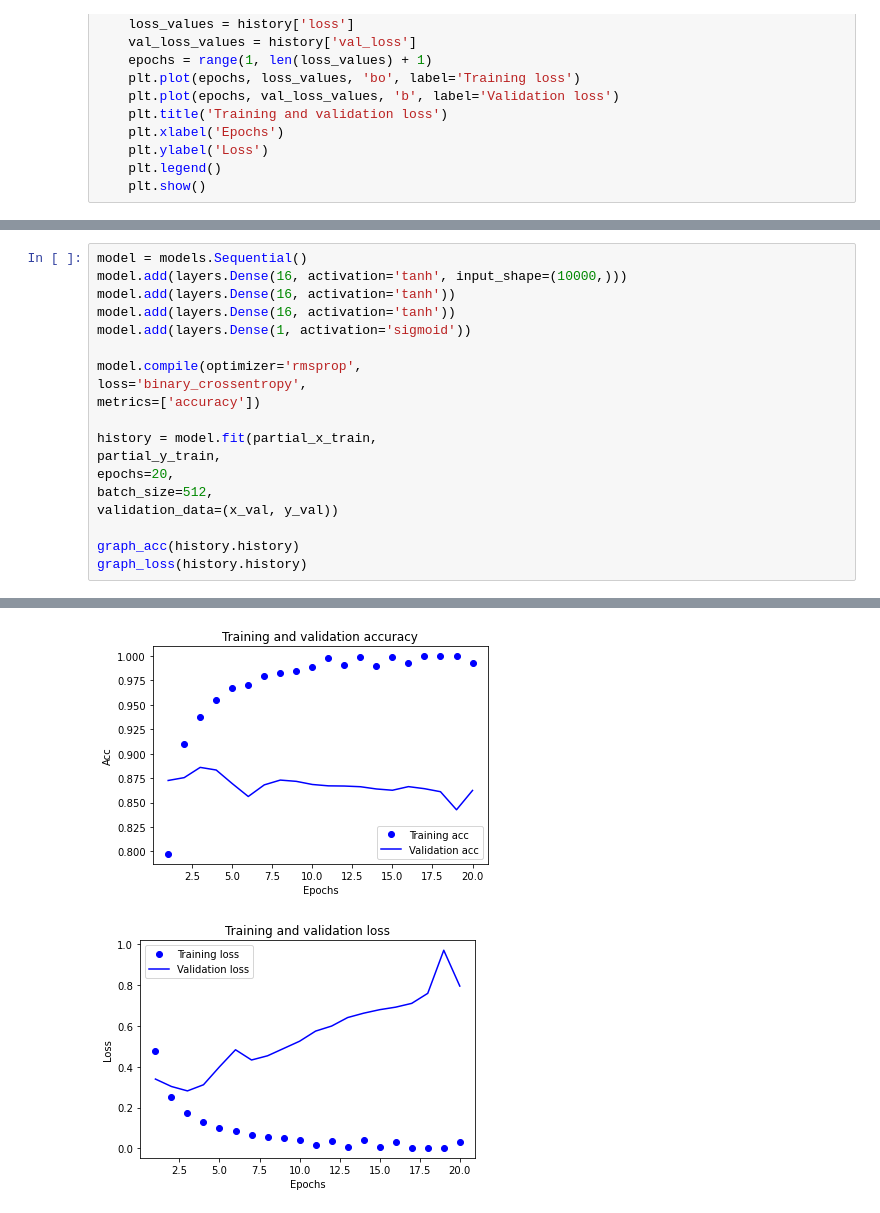
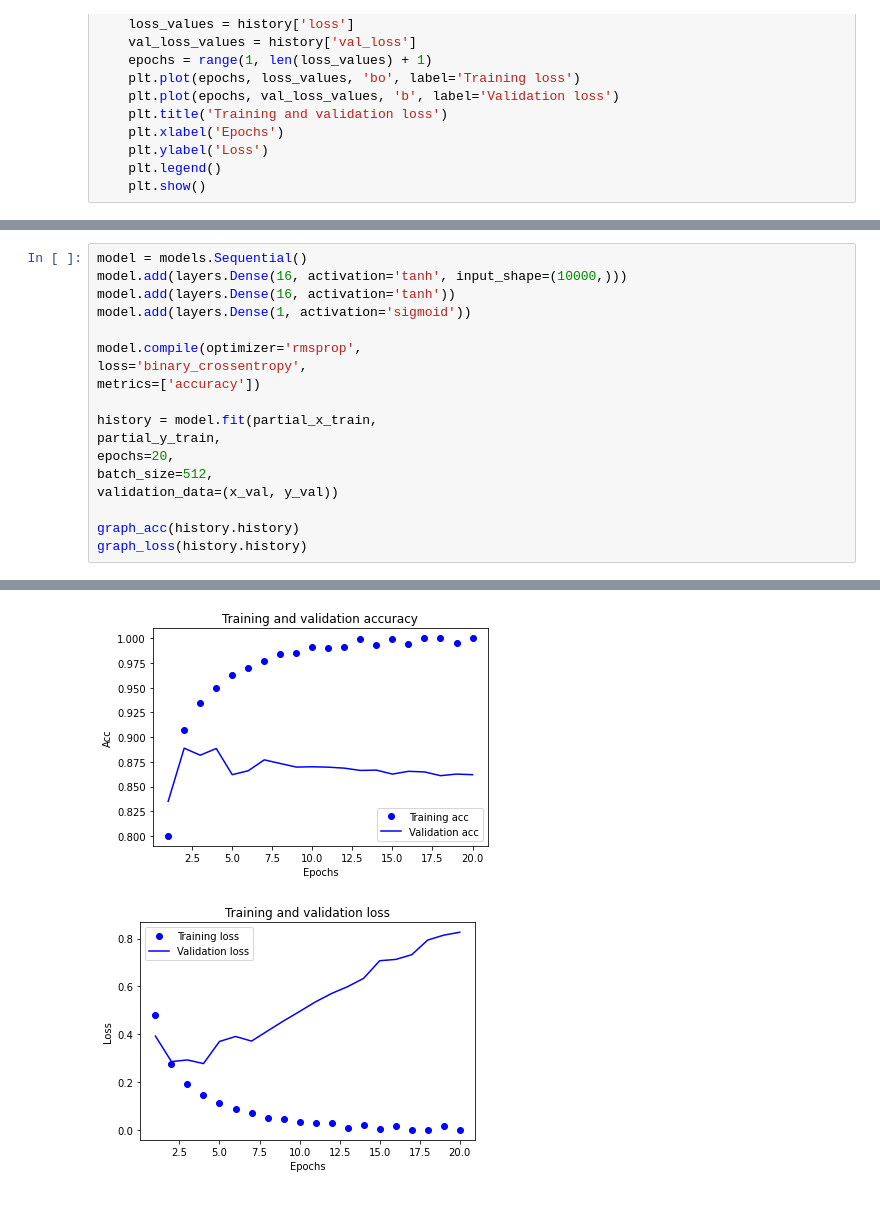
Before and after one commit to jeremytchang/aiml-learning, a Jupyter notebook: 3.4.ipynb, the cells around one changed output, grey strips where cells are left out. Drawn from its saved outputs; the diff is of its cells as text.

```diff
--- a/3.4.ipynb
+++ b/3.4.ipynb
@@ -433,7 +363,6 @@ Epoch 20/20
 # %%
 model = models.Sequential()
 model.add(layers.Dense(16, activation='tanh', input_shape=(10000,)))
-model.add(layers.Dense(16, activation='tanh'))
 model.add(layers.Dense(16, activation='tanh'))
 model.add(layers.Dense(1, activation='sigmoid'))
 
@@ -470,2 +399,2 @@ Epoch 20/20
-[figure, old version]
+[figure, new version]
-[figure, old version]
+[figure, new version]
```
Also changed, not shown: parts of 32 cells of this notebook.
